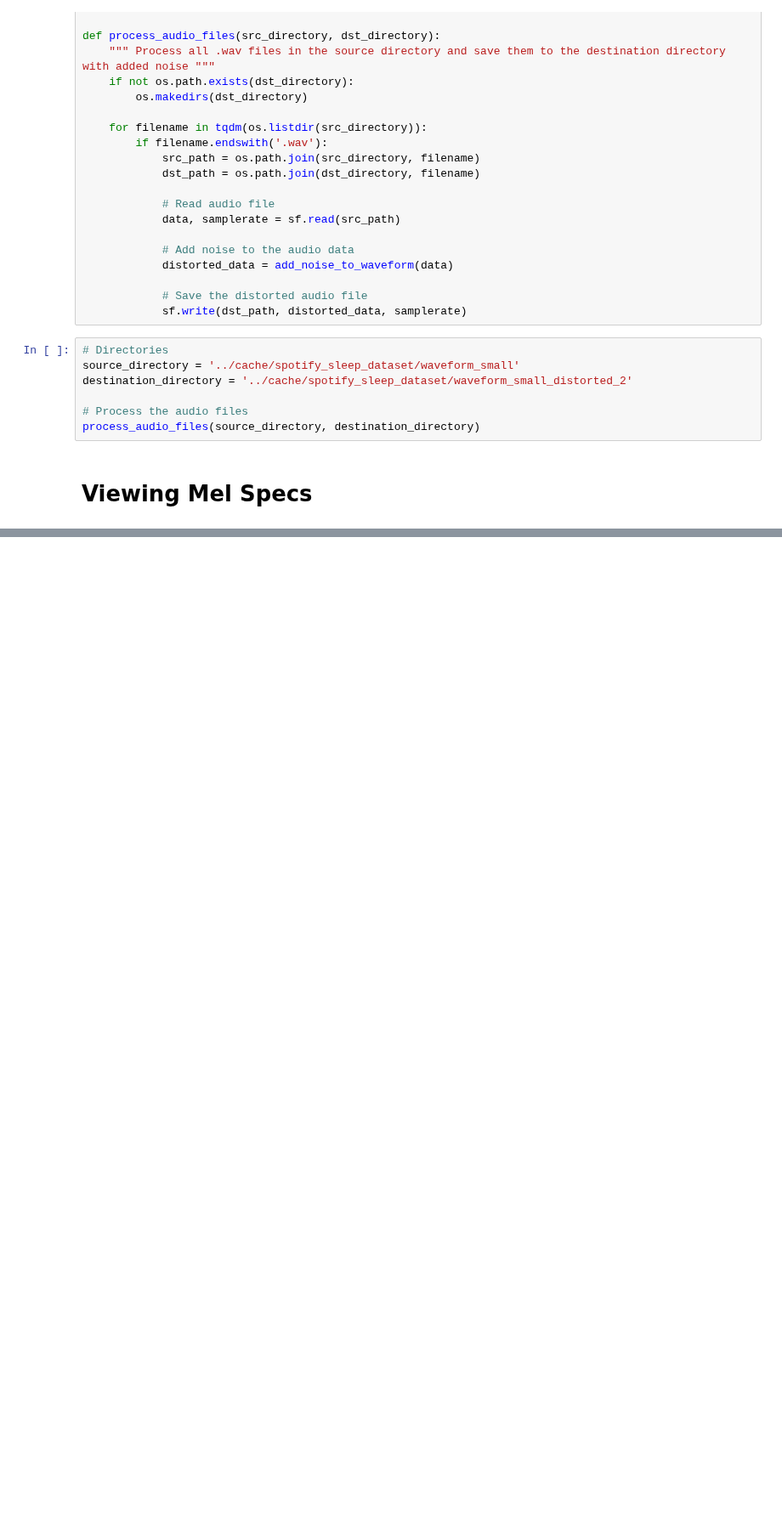
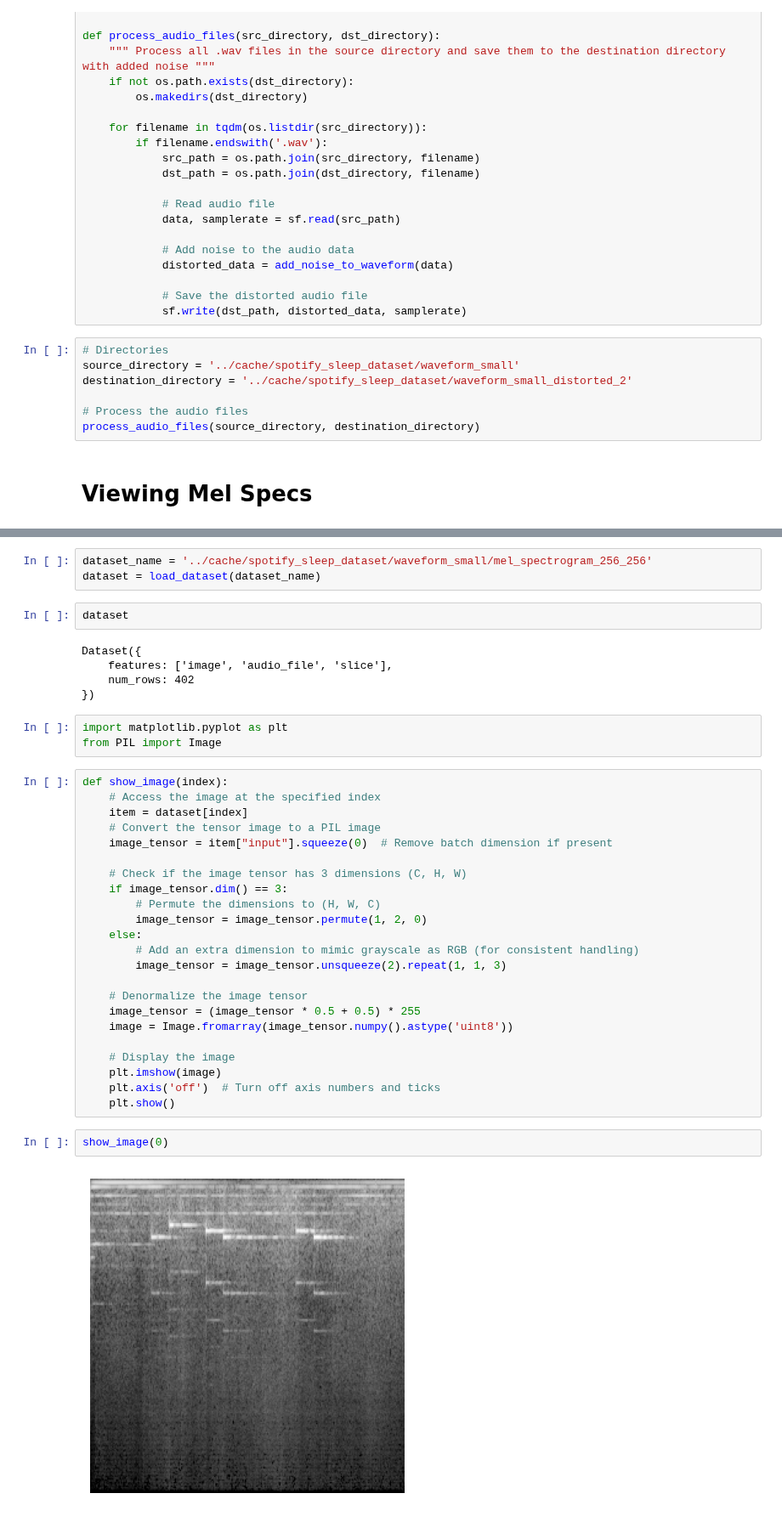
Before and after one commit to BrainTwin/audio-diffusion, a Jupyter notebook: notebooks/test_data.ipynb, the cells around one changed output, grey strips where cells are left out. Shown at 85% size. Drawn from its saved outputs; the diff is of its cells as text; blank space fills up the shorter version.

Commit message:
Add better code for dataset loading in jupyter notebook.

```diff
--- a/notebooks/test_data.ipynb
+++ b/notebooks/test_data.ipynb
@@ -142,0 +92,40 @@ dataset = load_from_disk(
+# %%
+dataset_name = '../cache/spotify_sleep_dataset/waveform_small/mel_spectrogram_256_256'
+dataset = load_dataset(dataset_name)
+# %%
+dataset
+# %% [output]
+Dataset({
+    features: ['image', 'audio_file', 'slice'],
+    num_rows: 402
+})
+# %%
+import matplotlib.pyplot as plt
+from PIL import Image
+# %%
+def show_image(index):
+    # Access the image at the specified index
+    item = dataset[index]
+    # Convert the tensor image to a PIL image
+    image_tensor = item["input"].squeeze(0)  # Remove batch dimension if present
+
+    # Check if the image tensor has 3 dimensions (C, H, W)
+    if image_tensor.dim() == 3:
+        # Permute the dimensions to (H, W, C)
+        image_tensor = image_tensor.permute(1, 2, 0)
+    else:
+        # Add an extra dimension to mimic grayscale as RGB (for consistent handling)
+        image_tensor = image_tensor.unsqueeze(2).repeat(1, 1, 3)
+
+    # Denormalize the image tensor
+    image_tensor = (image_tensor * 0.5 + 0.5) * 255
+    image = Image.fromarray(image_tensor.numpy().astype('uint8'))
+
+    # Display the image
+    plt.imshow(image)
+    plt.axis('off')  # Turn off axis numbers and ticks
+    plt.show()
+# %%
+show_image(0)
+# %% [output]
+[figure, added]
```
Also changed, not shown: parts of 2 cells of this notebook.
